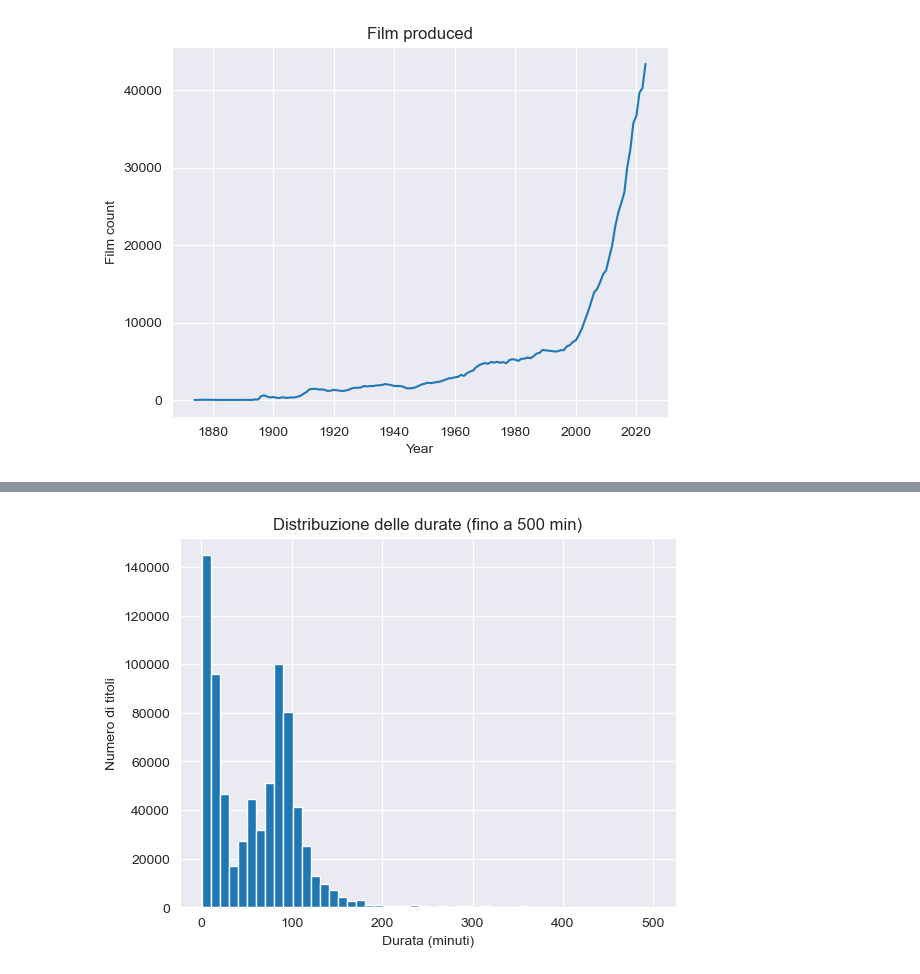
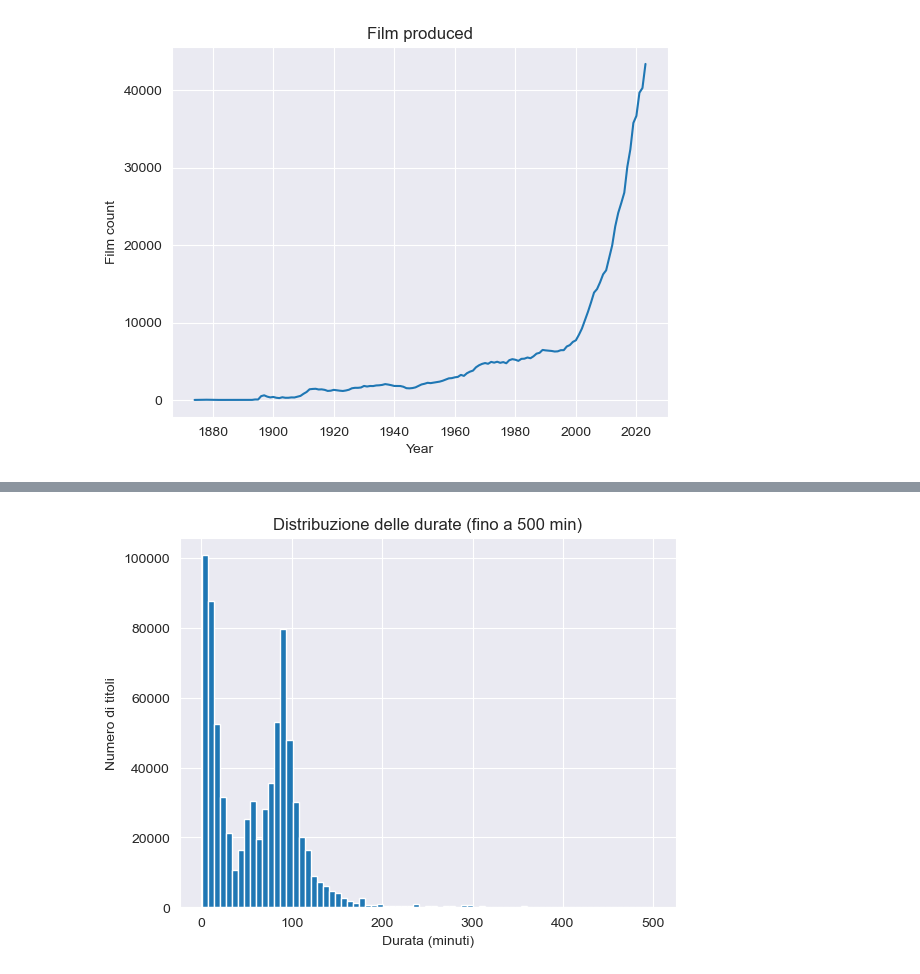
Before and after one commit to MarcoMac03/Film-analisys, a Jupyter notebook: main.ipynb, the cells around one changed output, grey strips where cells are left out. Drawn from its saved outputs; the diff is of its cells as text; code cells hidden in the pictures.

```diff
--- a/main.ipynb
+++ b/main.ipynb
@@ -177,13 +181,13 @@ plt.show()
 # %%
-movies_filtered = movies[movies['minute'] <= 500]# o anche 300
+movies_filtered = movies[movies['minute'] <= 500]
 movies_filtered = movies_filtered[movies_filtered['minute'].notna()]
-plt.hist(movies_filtered['minute'], bins=50)
+plt.hist(movies_filtered['minute'], bins=75)
 plt.xlabel('Durata (minuti)')
 plt.ylabel('Numero di titoli')
 plt.title('Distribuzione delle durate (fino a 500 min)')
 plt.show()
 # %% [output]
-[figure, old version]
+[figure, new version]
 # %%
 from utils.functions import classifica_durata
 movies_with_types = movies
```
Also changed, not shown: parts of 8 cells of this notebook.
